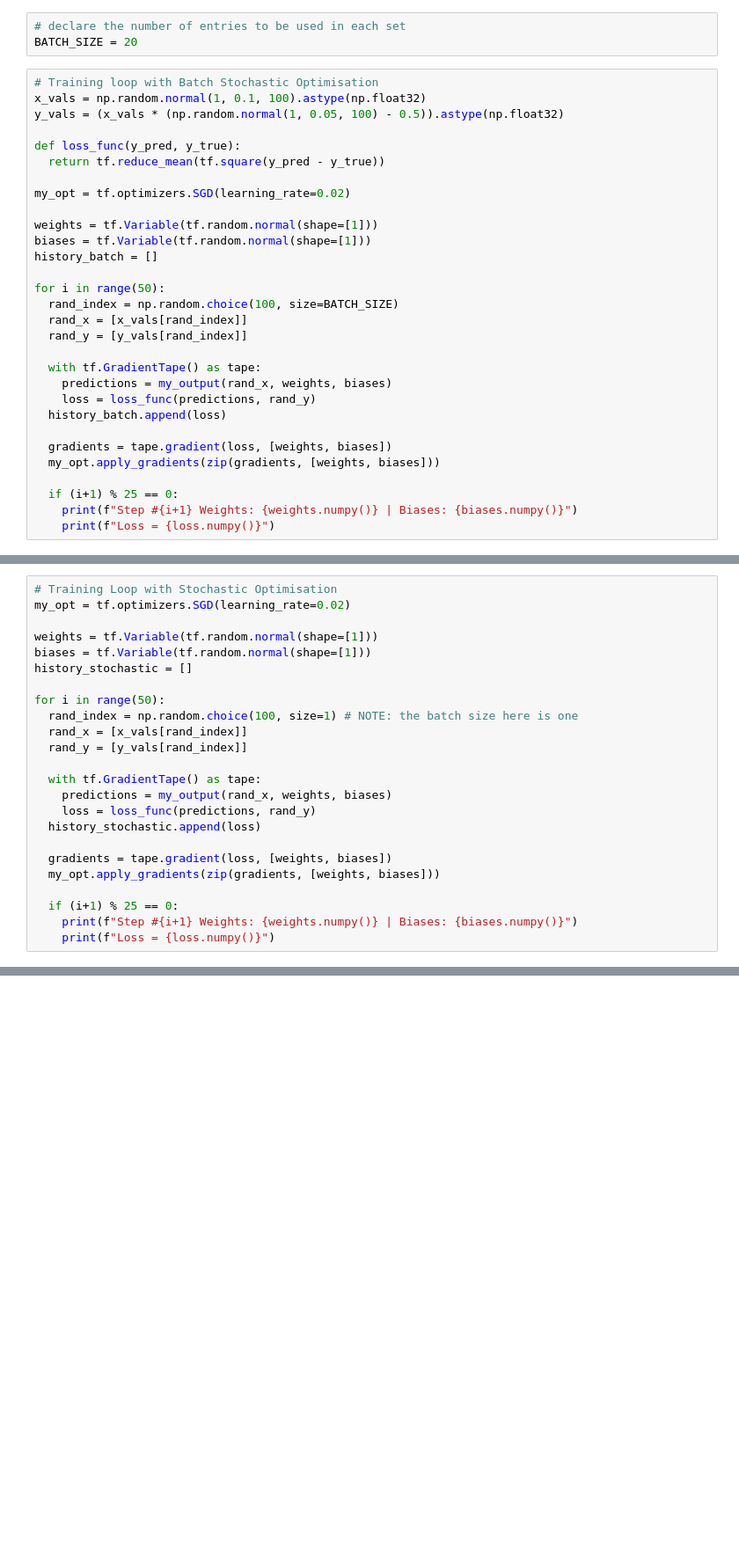
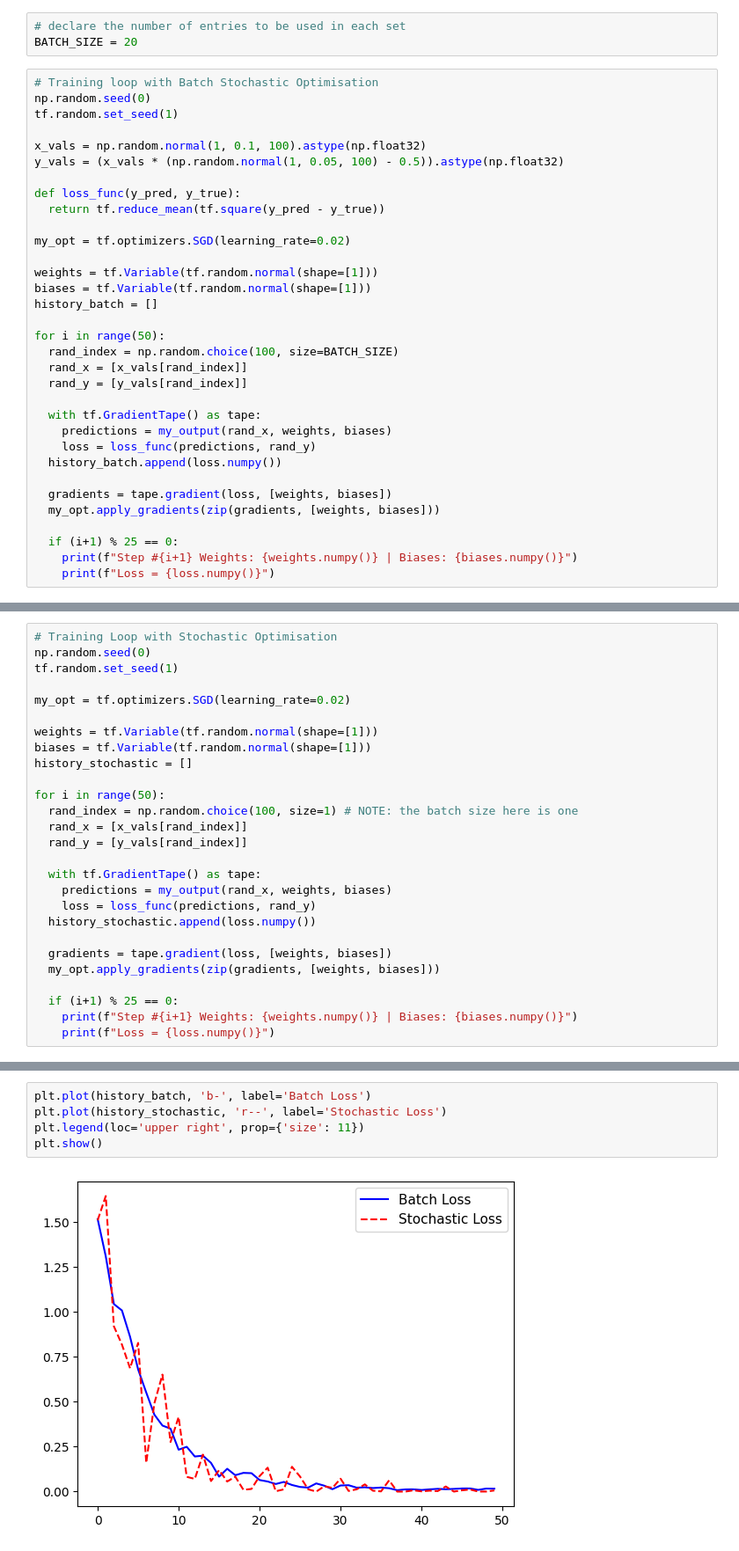
Before and after one commit to minimartzz/tensorflow-cookbook, a Jupyter notebook: ch2 tensorflow way/tensorflow-way.ipynb, the cells around one changed output, grey strips where cells are left out. Shown at 88% size. Saved outputs shown, nothing was run; the diff lists cells and outputs as text; blank space fills up the shorter version.

```diff
--- a/ch2 tensorflow way/tensorflow-way.ipynb
+++ b/ch2 tensorflow way/tensorflow-way.ipynb
@@ -573,6 +575,9 @@ tf.random.set_seed(1)
 BATCH_SIZE = 20
 # %%
 # Training loop with Batch Stochastic Optimisation
+np.random.seed(0)
+tf.random.set_seed(1)
+
 x_vals = np.random.normal(1, 0.1, 100).astype(np.float32)
 y_vals = (x_vals * (np.random.normal(1, 0.05, 100) - 0.5)).astype(np.float32)
 
@@ -593,7 +598,7 @@ for i in range(50):
   with tf.GradientTape() as tape:
     predictions = my_output(rand_x, weights, biases)
     loss = loss_func(predictions, rand_y)
-  history_batch.append(loss)
+  history_batch.append(loss.numpy())
 
   gradients = tape.gradient(loss, [weights, biases])
   my_opt.apply_gradients(zip(gradients, [weights, biases]))
@@ -609,5 +614,8 @@ Loss = 0.003441036446020007
 # %%
 # Training Loop with Stochastic Optimisation
+np.random.seed(0)
+tf.random.set_seed(1)
+
 my_opt = tf.optimizers.SGD(learning_rate=0.02)
 
 weights = tf.Variable(tf.random.normal(shape=[1]))
@@ -622,7 +630,7 @@ for i in range(50):
   with tf.GradientTape() as tape:
     predictions = my_output(rand_x, weights, biases)
     loss = loss_func(predictions, rand_y)
-  history_stochastic.append(loss)
+  history_stochastic.append(loss.numpy())
 
   gradients = tape.gradient(loss, [weights, biases])
   my_opt.apply_gradients(zip(gradients, [weights, biases]))
@@ -635,0 +646,7 @@ for i in range(50):
+# %%
+plt.plot(history_batch, 'b-', label='Batch Loss')
+plt.plot(history_stochastic, 'r--', label='Stochastic Loss')
+plt.legend(loc='upper right', prop={'size': 11})
+plt.show()
+# %% [output]
+[figure, added]
```
Also changed, not shown: parts of 9 cells of this notebook, 2 other files.
